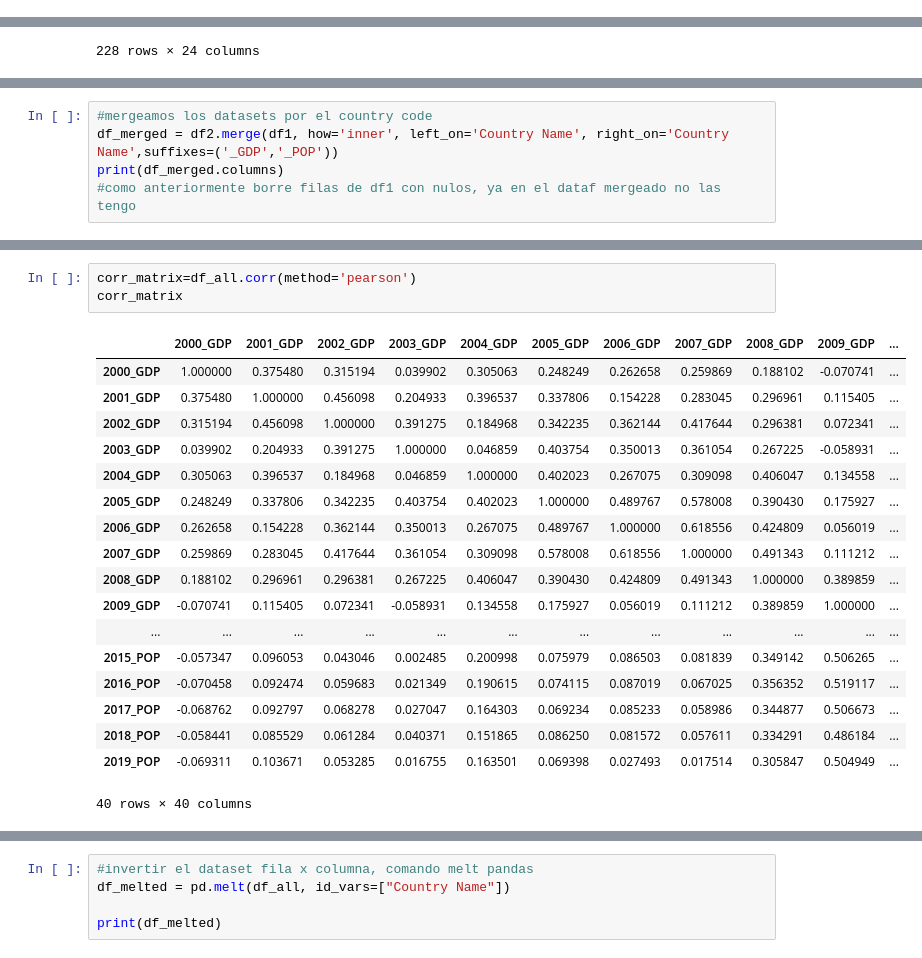
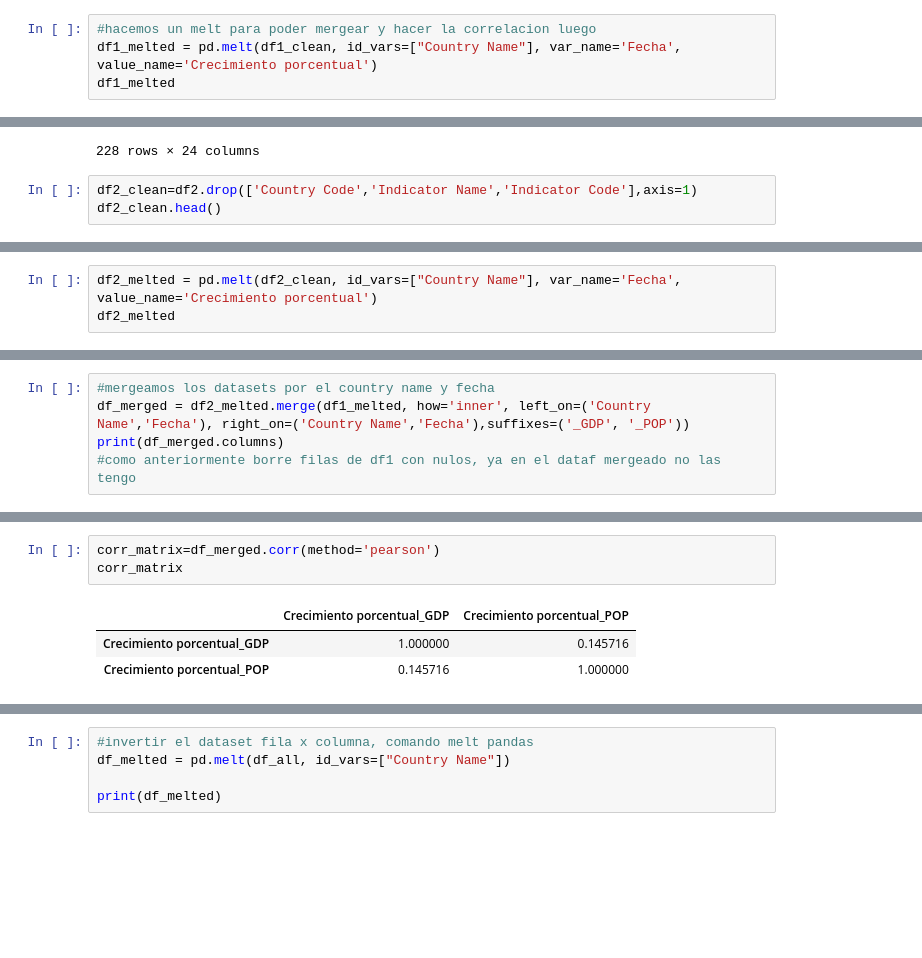
Before and after one commit to proyecto-analitica-empresarial/Entrega, a Jupyter notebook: Analitica_empresarial_Copy1.ipynb, the cells around one changed output, grey strips where cells are left out. Cells and saved outputs as stored; diff of their text form; blank space fills up the shorter version.

```diff
--- a/Analitica_empresarial_Copy1.ipynb
+++ b/Analitica_empresarial_Copy1.ipynb
@@ -152,0 +165,4 @@ df1
+# %%
+#hacemos un melt para poder mergear y hacer la correlacion luego
+df1_melted = pd.melt(df1_clean, id_vars=["Country Name"], var_name='Fecha', value_name='Crecimiento porcentual')
+df1_melted
@@ -230,3 +260,6 @@ df2
 | 264 | Zambia | ZMB | GDP growth (annual %) | NY.GDP.MKTP.KD.ZG | 3.897323 | 5.316868 | 4.506014 | 6.944974 | ... |
 | 265 | Zimbabwe | ZWE | GDP growth (annual %) | NY.GDP.MKTP.KD.ZG | -3.059190 | 1.439615 | -8.894024 | -16.995075 | ... |
 228 rows × 24 columns
+# %%
+df2_clean=df2.drop(['Country Code','Indicator Name','Indicator Code'],axis=1)
+df2_clean.head()
@@ -232,0 +274,3 @@ df2
+# %%
+df2_melted = pd.melt(df2_clean, id_vars=["Country Name"], var_name='Fecha', value_name='Crecimiento porcentual')
+df2_melted
@@ -233,6 +291,6 @@ df2
 # %%
-#mergeamos los datasets por el country code
-df_merged = df2.merge(df1, how='inner', left_on='Country Name', right_on='Country Name',suffixes=('_GDP','_POP'))
+#mergeamos los datasets por el country name y fecha
+df_merged = df2_melted.merge(df1_melted, how='inner', left_on=('Country Name','Fecha'), right_on=('Country Name','Fecha'),suffixes=('_GDP', '_POP'))
 print(df_merged.columns)
 #como anteriormente borre filas de df1 con nulos, ya en el dataf mergeado no las tengo
 # %% [output]
@@ -284,25 +317,10 @@ df_all
 # %%
-corr_matrix=df_all.corr(method='pearson')
+corr_matrix=df_merged.corr(method='pearson')
 corr_matrix
 # %% [output]
-|  | 2000_GDP | 2001_GDP | 2002_GDP | 2003_GDP | 2004_GDP | 2005_GDP | 2006_GDP | 2007_GDP | 2008_GDP | 2009_GDP | ... |
-| 2000_GDP | 1.000000 | 0.375480 | 0.315194 | 0.039902 | 0.305063 | 0.248249 | 0.262658 | 0.259869 | 0.188102 | -0.070741 | ... |
-| 2001_GDP | 0.375480 | 1.000000 | 0.456098 | 0.204933 | 0.396537 | 0.337806 | 0.154228 | 0.283045 | 0.296961 | 0.115405 | ... |
-| 2002_GDP | 0.315194 | 0.456098 | 1.000000 | 0.391275 | 0.184968 | 0.342235 | 0.362144 | 0.417644 | 0.296381 | 0.072341 | ... |
-| 2003_GDP | 0.039902 | 0.204933 | 0.391275 | 1.000000 | 0.046859 | 0.403754 | 0.350013 | 0.361054 | 0.267225 | -0.058931 | ... |
-| 2004_GDP | 0.305063 | 0.396537 | 0.184968 | 0.046859 | 1.000000 | 0.402023 | 0.267075 | 0.309098 | 0.406047 | 0.134558 | ... |
-| 2005_GDP | 0.248249 | 0.337806 | 0.342235 | 0.403754 | 0.402023 | 1.000000 | 0.489767 | 0.578008 | 0.390430 | 0.175927 | ... |
-| 2006_GDP | 0.262658 | 0.154228 | 0.362144 | 0.350013 | 0.267075 | 0.489767 | 1.000000 | 0.618556 | 0.424809 | 0.056019 | ... |
-| 2007_GDP | 0.259869 | 0.283045 | 0.417644 | 0.361054 | 0.309098 | 0.578008 | 0.618556 | 1.000000 | 0.491343 | 0.111212 | ... |
-| 2008_GDP | 0.188102 | 0.296961 | 0.296381 | 0.267225 | 0.406047 | 0.390430 | 0.424809 | 0.491343 | 1.000000 | 0.389859 | ... |
-| 2009_GDP | -0.070741 | 0.115405 | 0.072341 | -0.058931 | 0.134558 | 0.175927 | 0.056019 | 0.111212 | 0.389859 | 1.000000 | ... |
-| ... | ... | ... | ... | ... | ... | ... | ... | ... | ... | ... | ... |
-| 2015_POP | -0.057347 | 0.096053 | 0.043046 | 0.002485 | 0.200998 | 0.075979 | 0.086503 | 0.081839 | 0.349142 | 0.506265 | ... |
-| 2016_POP | -0.070458 | 0.092474 | 0.059683 | 0.021349 | 0.190615 | 0.074115 | 0.087019 | 0.067025 | 0.356352 | 0.519117 | ... |
-| 2017_POP | -0.068762 | 0.092797 | 0.068278 | 0.027047 | 0.164303 | 0.069234 | 0.085233 | 0.058986 | 0.344877 | 0.506673 | ... |
-| 2018_POP | -0.058441 | 0.085529 | 0.061284 | 0.040371 | 0.151865 | 0.086250 | 0.081572 | 0.057611 | 0.334291 | 0.486184 | ... |
-| 2019_POP | -0.069311 | 0.103671 | 0.053285 | 0.016755 | 0.163501 | 0.069398 | 0.027493 | 0.017514 | 0.305847 | 0.504949 | ... |
+|  | Crecimiento porcentual_GDP | Crecimiento porcentual_POP |
+| Crecimiento porcentual_GDP | 1.000000 | 0.145716 |
+| Crecimiento porcentual_POP | 0.145716 | 1.000000 |
-40 rows × 40 columns
 # %%
 dataplot = sb.heatmap(corr_matrix, cmap="YlGnBu_r", annot=False)
 mp.show()
```
Also changed, not shown: parts of 9 cells of this notebook.
